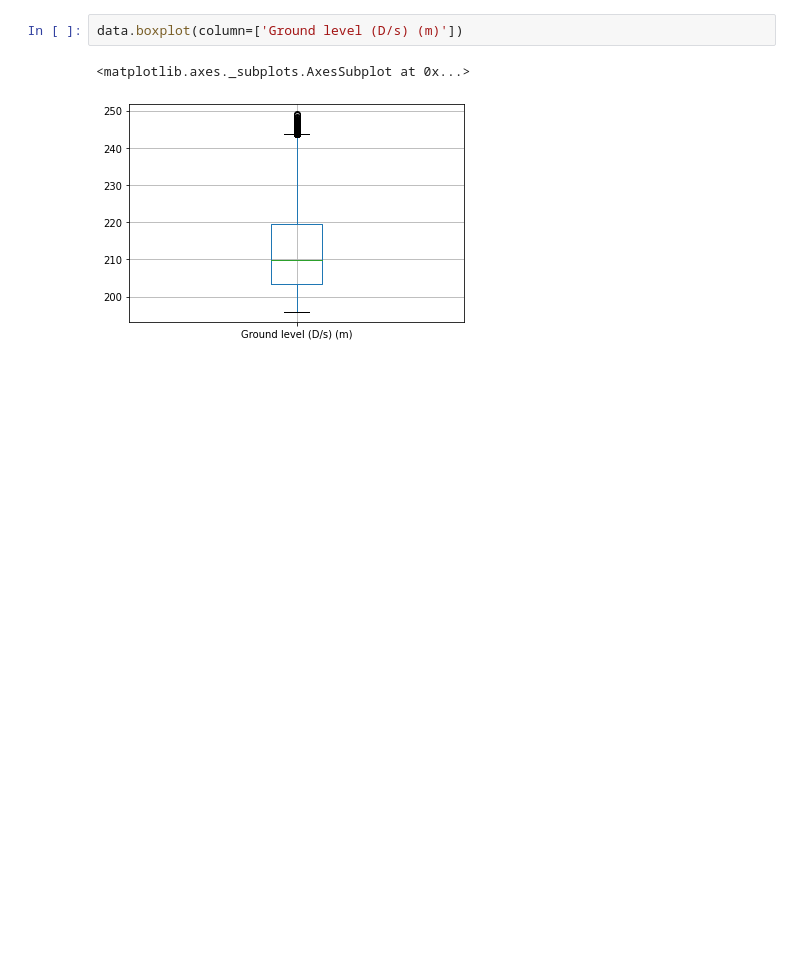
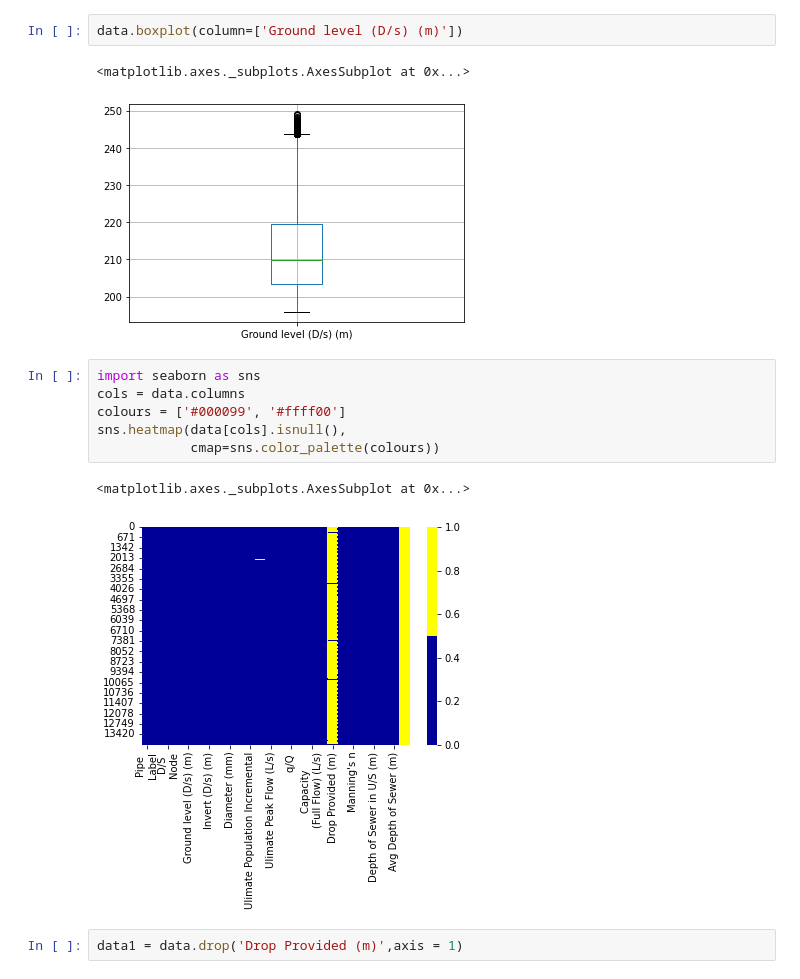
Before and after one commit to Bhavin52/ML_Application, a Jupyter notebook: sewer_network_EDA.ipynb, the cells around one changed output. Cells and saved outputs as stored; diff of their text form; blank space fills up the shorter version.

```diff
--- a/sewer_network_EDA.ipynb
+++ b/sewer_network_EDA.ipynb
@@ -87,3 +87,14 @@ data.boxplot(column=['Ground level (D/s) (m)'])
 # %% [output]
 <matplotlib.axes._subplots.AxesSubplot at 0x...>
 [figure]
+# %%
+import seaborn as sns
+cols = data.columns
+colours = ['#000099', '#ffff00']
+sns.heatmap(data[cols].isnull(),
+            cmap=sns.color_palette(colours))
+# %% [output]
+<matplotlib.axes._subplots.AxesSubplot at 0x...>
+[figure, added]
+# %%
+data1 = data.drop('Drop Provided (m)',axis = 1)
```
Also changed, not shown: parts of 4 cells of this notebook.
